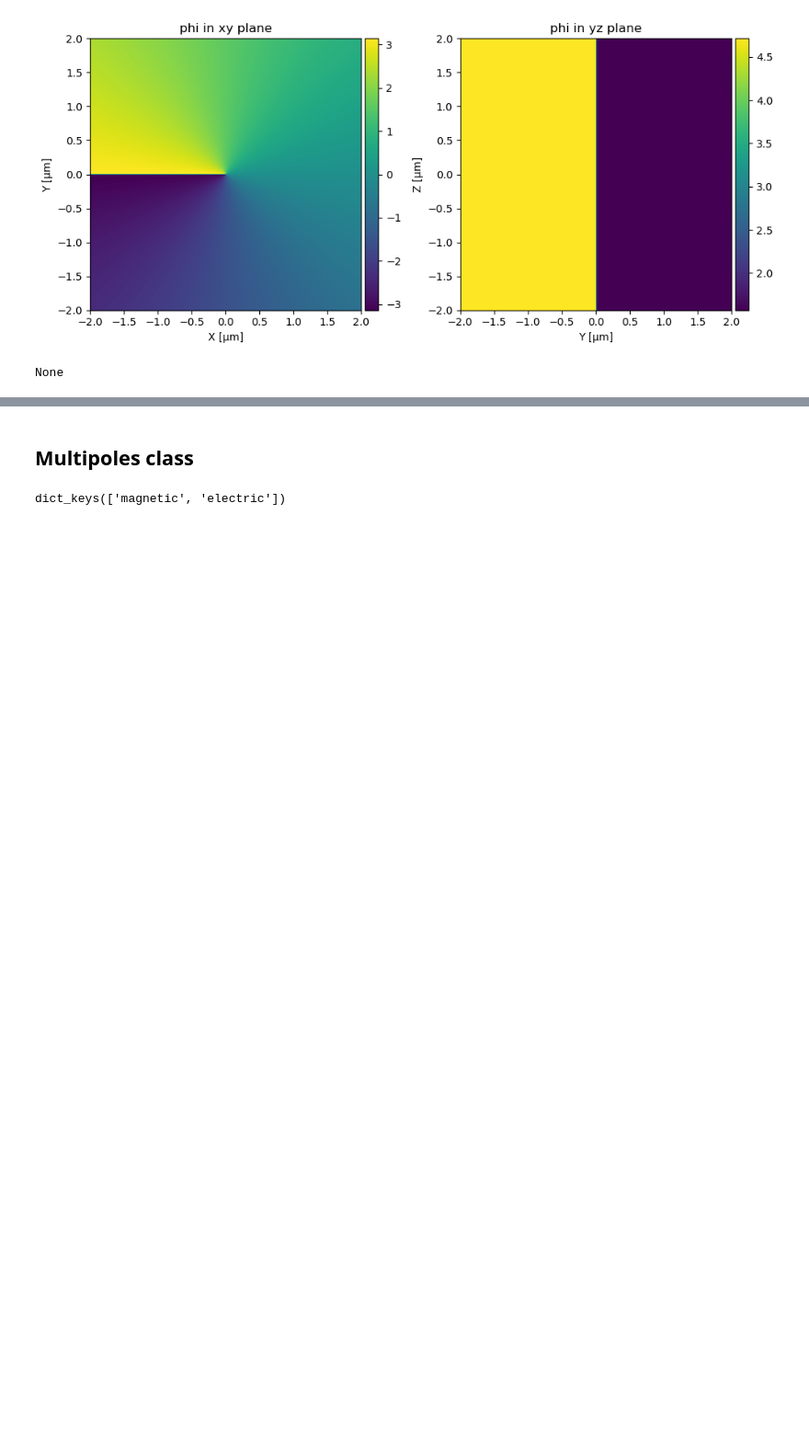
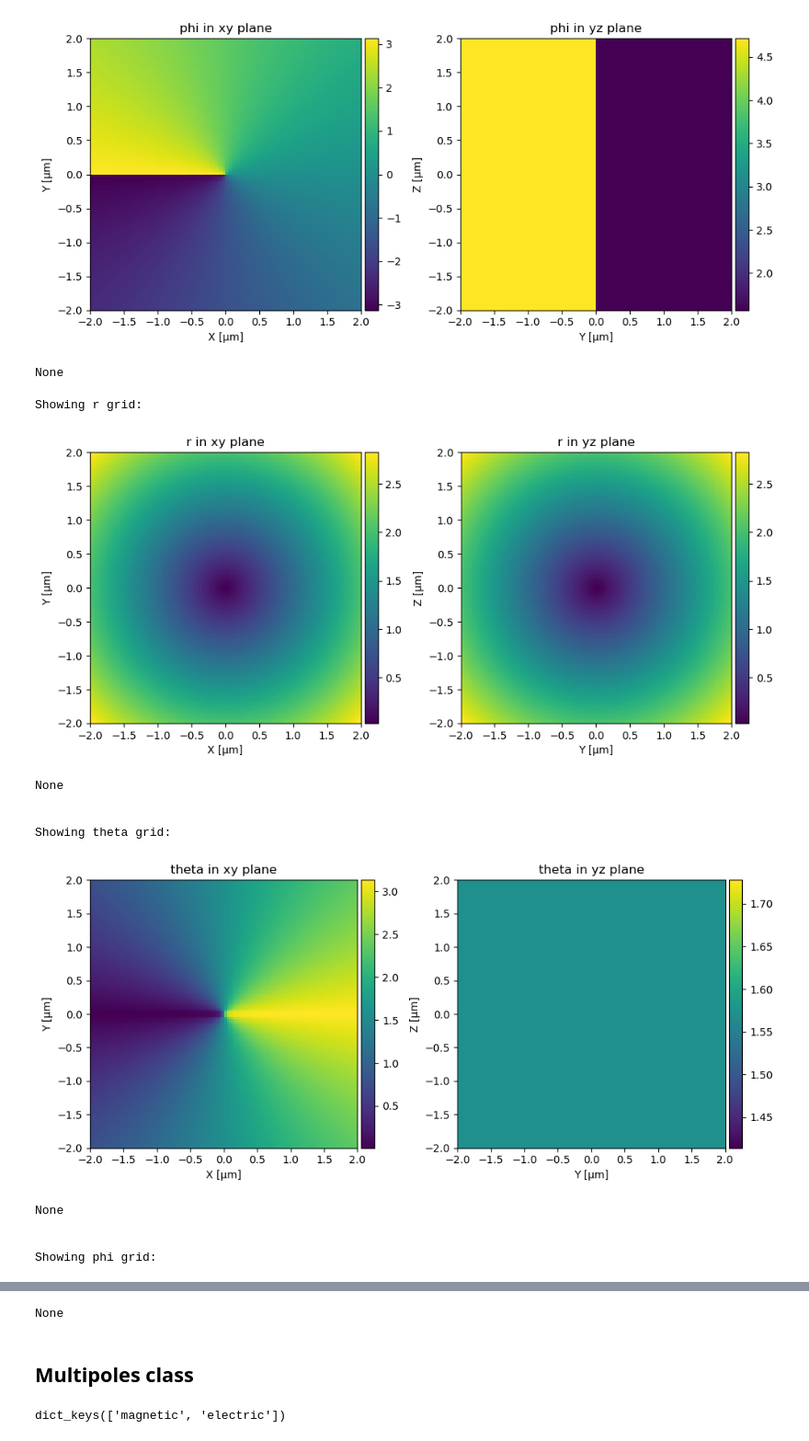
Before and after one commit to joakimpugesgaard/PyScatter, a Jupyter notebook: test.ipynb, the cells around one changed output, grey strips where cells are left out. Shown at 92% size. Saved outputs shown, nothing was run; the diff lists cells and outputs as text; code cells hidden in the pictures; blank space fills up the shorter version.

```diff
--- a/test.ipynb
+++ b/test.ipynb
@@ -36,3 +38,25 @@ None
 Showing phi grid:
 [figure]
 None
+# %%
+transformed_grids = d.to_x()
+# %%
+coords = ['r', 'theta', 'phi']
+
+#show coordinates for sanity check
+for coord in coords:
+    print(f'Showing {coord} grid:')
+    print(d.show_coord(coord, transformed_grids))
+    print('\n')
+# %% [output]
+Showing r grid:
+[figure, added]
+None
+
+
+Showing theta grid:
+[figure, added]
+None
+
+
+Showing phi grid:
@@ -39,3 +64,4 @@ None
+None
 # %% [markdown]
 ## Multipoles class
 # %%
```
Also changed, not shown: parts of 10 cells of this notebook, 1 other file.
